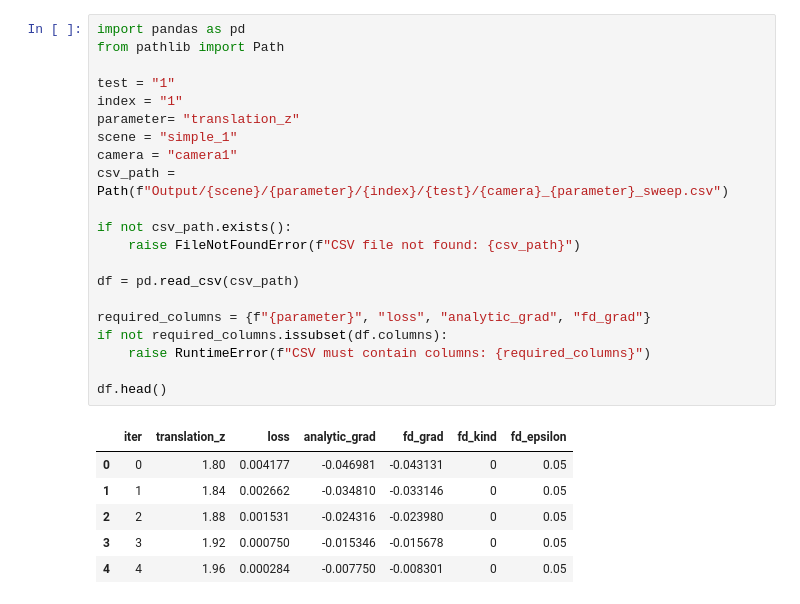
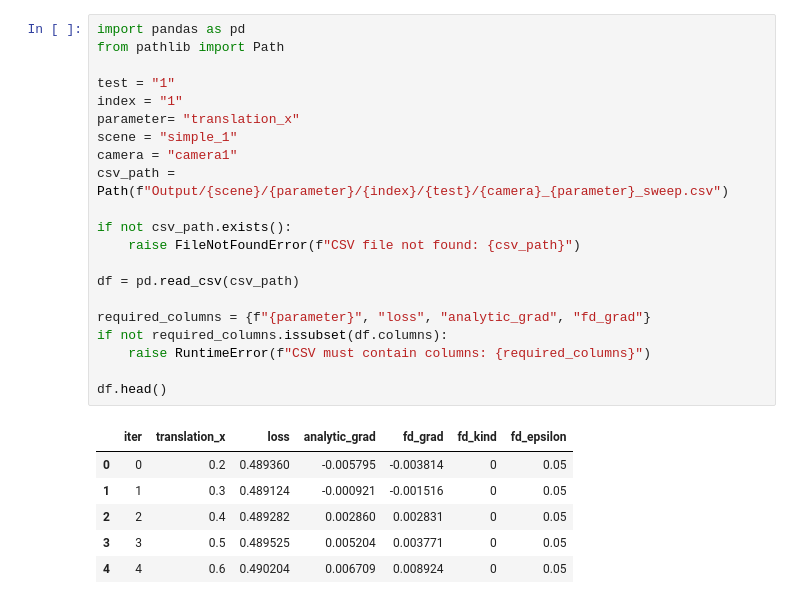
Before and after one commit to M-Gjerde/DifferentiablePointRendering, a Jupyter notebook: python/finite_difference/notebook_scatter_2.ipynb, the cells around one changed output. Drawn from its saved outputs; the diff is of its cells as text.

```diff
--- a/python/finite_difference/notebook_scatter_2.ipynb
+++ b/python/finite_difference/notebook_scatter_2.ipynb
@@ -1,31 +1,31 @@
 # %%
 import pandas as pd
 from pathlib import Path
 
 test = "1"
 index = "1"
-parameter= "translation_z"
+parameter= "translation_x"
 scene = "simple_1"
 camera = "camera1"
 csv_path = Path(f"Output/{scene}/{parameter}/{index}/{test}/{camera}_{parameter}_sweep.csv")
 
 if not csv_path.exists():
     raise FileNotFoundError(f"CSV file not found: {csv_path}")
 
 df = pd.read_csv(csv_path)
 
 required_columns = {f"{parameter}", "loss", "analytic_grad", "fd_grad"}
 if not required_columns.issubset(df.columns):
     raise RuntimeError(f"CSV must contain columns: {required_columns}")
 
 df.head()
 # %% [output]
-|  | iter | translation_z | loss | analytic_grad | fd_grad | fd_kind | fd_epsilon |
-| 0 | 0 | 1.80 | 0.004177 | -0.046981 | -0.043131 | 0 | 0.05 |
-| 1 | 1 | 1.84 | 0.002662 | -0.034810 | -0.033146 | 0 | 0.05 |
-| 2 | 2 | 1.88 | 0.001531 | -0.024316 | -0.023980 | 0 | 0.05 |
-| 3 | 3 | 1.92 | 0.000750 | -0.015346 | -0.015678 | 0 | 0.05 |
-| 4 | 4 | 1.96 | 0.000284 | -0.007750 | -0.008301 | 0 | 0.05 |
+|  | iter | translation_x | loss | analytic_grad | fd_grad | fd_kind | fd_epsilon |
+| 0 | 0 | 0.2 | 0.489360 | -0.005795 | -0.003814 | 0 | 0.05 |
+| 1 | 1 | 0.3 | 0.489124 | -0.000921 | -0.001516 | 0 | 0.05 |
+| 2 | 2 | 0.4 | 0.489282 | 0.002860 | 0.002831 | 0 | 0.05 |
+| 3 | 3 | 0.5 | 0.489525 | 0.005204 | 0.003771 | 0 | 0.05 |
+| 4 | 4 | 0.6 | 0.490204 | 0.006709 | 0.008924 | 0 | 0.05 |
 # %%
 import matplotlib.pyplot as plt
 
```
Also changed, not shown: parts of 6 cells of this notebook, 6 other files.
